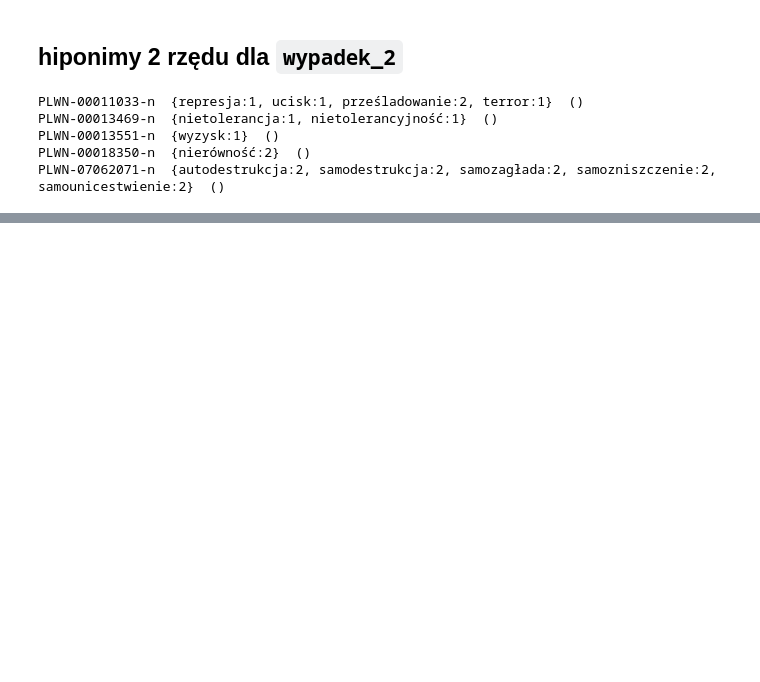
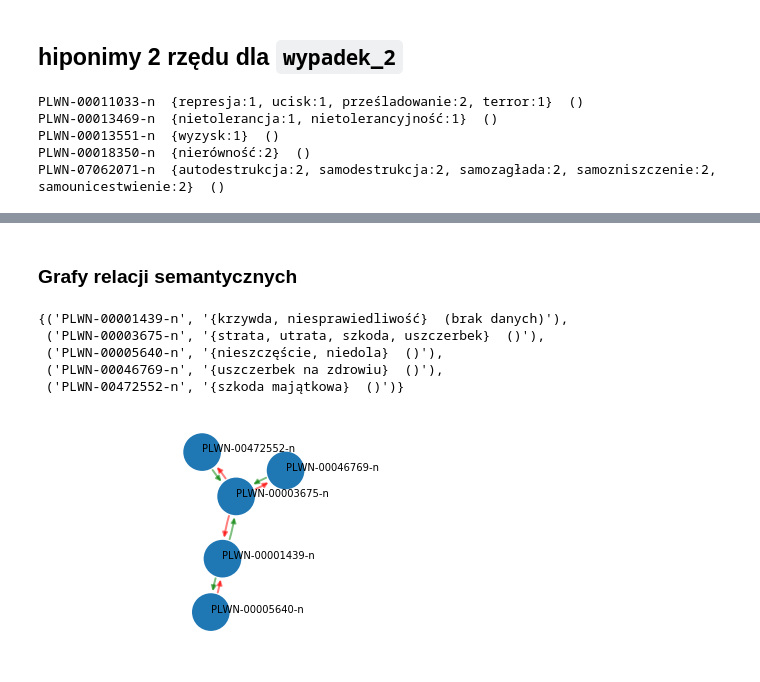
Before and after one commit to mflis/pjn-labs, a Jupyter notebook: lab7/lab-7.ipynb, the cells around one changed output, grey strips where cells are left out. Drawn from its saved outputs; the diff is of its cells as text; code cells hidden in the pictures; blank space fills up the shorter version.

```diff
--- a/lab7/lab-7.ipynb
+++ b/lab7/lab-7.ipynb
@@ -221,0 +187,20 @@ r
+# %%
+def output(words):
+    ax = plt.gca()
+    legend = draw_network(*realtion_graph(words), ax)
+    ax.autoscale()
+    plt.axis('equal')
+    plt.axis('off')
+    return set(list(map(lambda s: (s.wnid, synset_string(s)), legend)))
+# %% [markdown]
+### Grafy relacji semantycznych
+# %%
+%matplotlib inline
+output(word_set1)
+# %% [output]
+{('PLWN-00001439-n', '{krzywda, niesprawiedliwość}  (brak danych)'),
+ ('PLWN-00003675-n', '{strata, utrata, szkoda, uszczerbek}  ()'),
+ ('PLWN-00005640-n', '{nieszczęście, niedola}  ()'),
+ ('PLWN-00046769-n', '{uszczerbek na zdrowiu}  ()'),
+ ('PLWN-00472552-n', '{szkoda majątkowa}  ()')}
+[figure, added]
```
Also changed, not shown: parts of 6 cells of this notebook.
